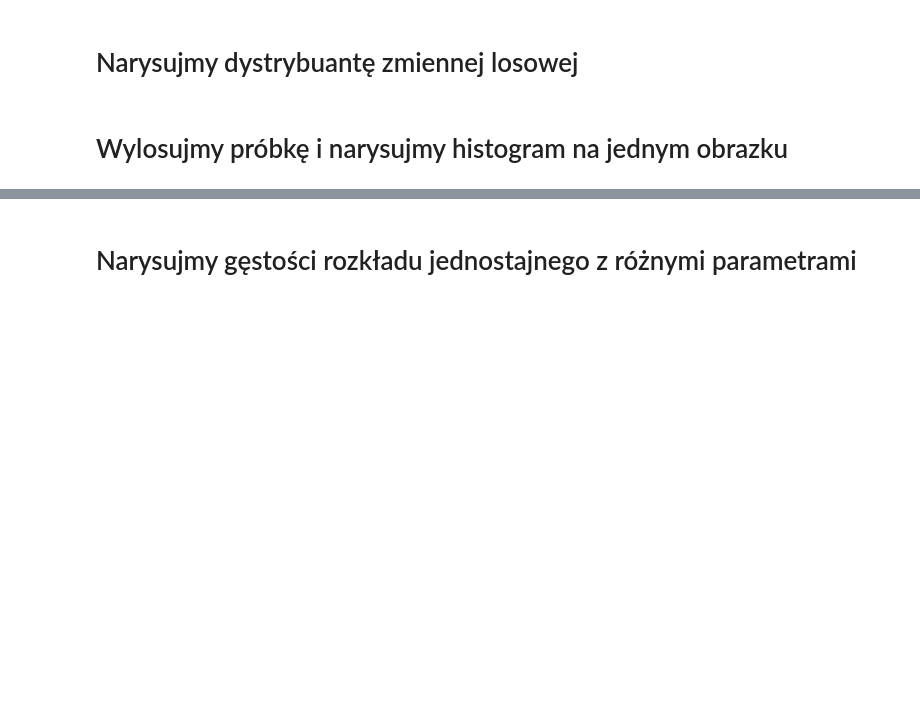
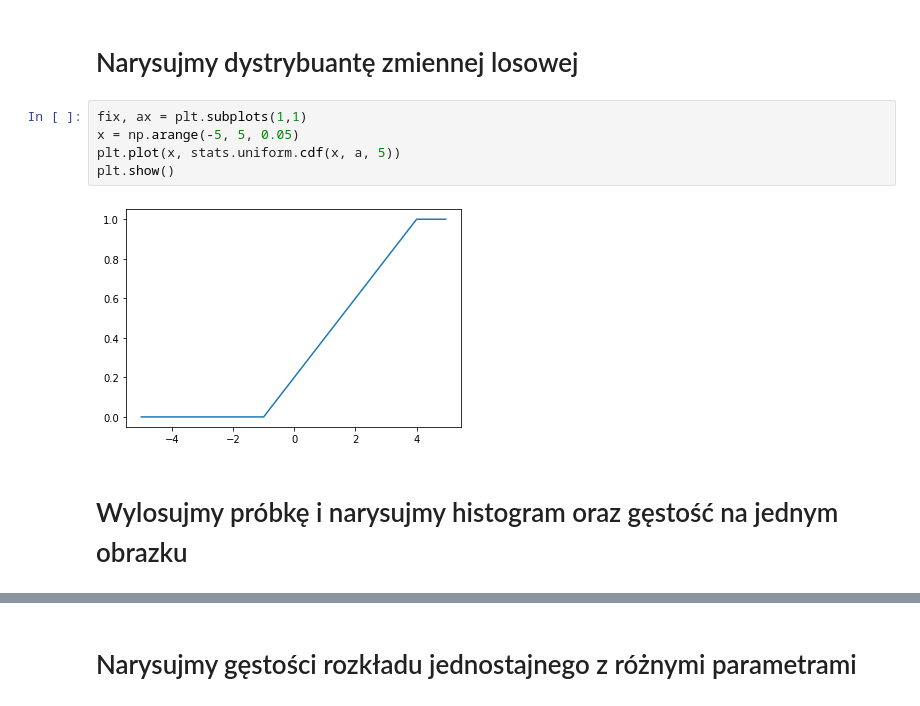
Before and after one commit to rafalkobiela/ages_statystyka1_26_09, a Jupyter notebook: 6_jednostajny.ipynb, the cells around one changed output, grey strips where cells are left out. Saved outputs shown, nothing was run; the diff lists cells and outputs as text; blank space fills up the shorter version.

```diff
--- a/6_jednostajny.ipynb
+++ b/6_jednostajny.ipynb
@@ -20,4 +31,11 @@ import seaborn as sns
 # %% [markdown]
 # Narysujmy dystrybuantę zmiennej losowej
+# %%
+fix, ax = plt.subplots(1,1)
+x = np.arange(-5, 5, 0.05)
+plt.plot(x, stats.uniform.cdf(x, a, 5))
+plt.show()
+# %% [output]
+[figure, added]
 # %% [markdown]
-# Wylosujmy próbkę i narysujmy histogram na jednym obrazku
+# Wylosujmy próbkę i narysujmy histogram oraz gęstość na jednym obrazku
```
Also changed, not shown: parts of 5 cells of this notebook, 1 other file.
